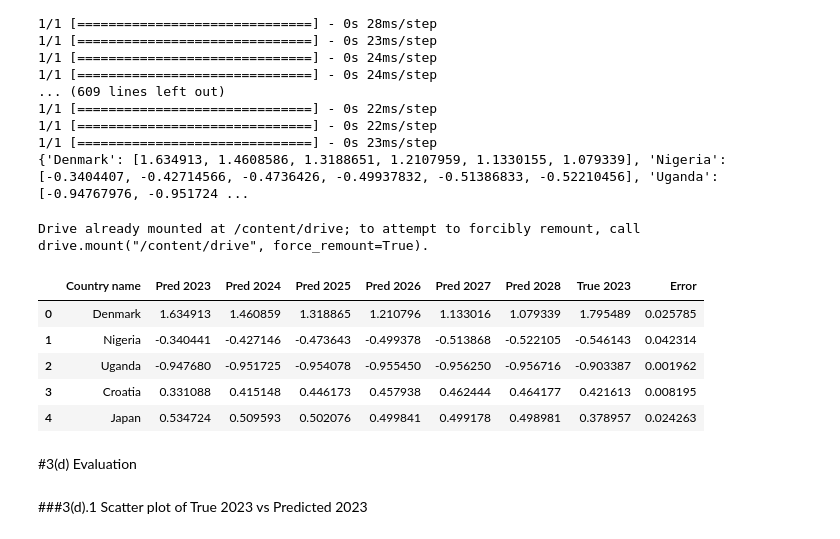
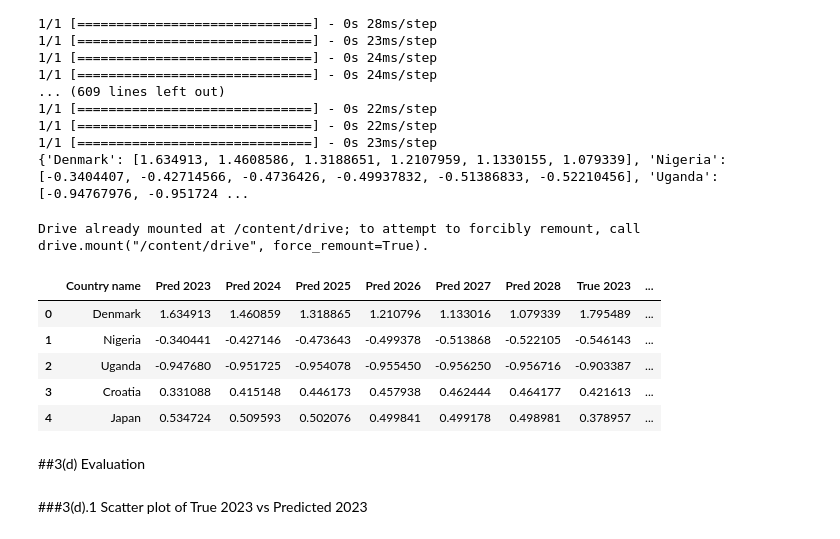
Before and after one commit to nicolesaade/WorldHappinessReportAnalysis, a Jupyter notebook: WorldHappinessReport_Time_Series_2023final.ipynb, the cells around one changed output. Cells and saved outputs as stored; diff of their text form; code cells hidden in the pictures.

```diff
--- a/WorldHappinessReport_Time_Series_2023final.ipynb
+++ b/WorldHappinessReport_Time_Series_2023final.ipynb
@@ -108,41 +108,41 @@ print(prediction)
 # %%
 #Convert dictionary into Dataframe
 p1_df = pd.DataFrame.from_dict(prediction, orient='index', columns=['Pred 2023', 'Pred 2024', 'Pred 2025', 'Pred 2026', 'Pred 2027', 'Pred 2028'])
 
 #Store True 2023 values and the squared error (True 2023 vs Predicted 2023) into a list
 true_2023 = []
 error = []
 for country in p1_df.index:
   y_true = ladder_data.loc[(ladder_data['Country name'] == country) & (ladder_data['year'] == 2023), 'Life Ladder'].values[0]
   y_pred = p1_df['Pred 2023'][country]
   true_2023.append(y_true)
   error.append((y_true-y_pred)**2)
 
 #Add new columns 'True 2023' and 'Error' to the DataFrame
 p1_df['True 2023'] = true_2023
-p1_df['Error'] = error
+p1_df['Squared Error'] = error
 
 #Move country names in the index into a column
 p1_df = p1_df.reset_index()
-p1_df.columns=['Country name', 'Pred 2023', 'Pred 2024', 'Pred 2025', 'Pred 2026', 'Pred 2027', 'Pred 2028', 'True 2023', 'Error']
+p1_df.columns=['Country name', 'Pred 2023', 'Pred 2024', 'Pred 2025', 'Pred 2026', 'Pred 2027', 'Pred 2028', 'True 2023', 'Squared Error']
 
 from google.colab import drive
 #!pip install pandas==2.0
 drive.mount('/content/drive')
 path = '/content/drive/My Drive/Colab Notebooks/DS Group Project/'
 p1_df.to_csv(path+'prediction_2023final.csv', index=False)
 
 p1_df.head()
 # %% [output]
 Drive already mounted at /content/drive; to attempt to forcibly remount, call drive.mount("/content/drive", force_remount=True).
-|  | Country name | Pred 2023 | Pred 2024 | Pred 2025 | Pred 2026 | Pred 2027 | Pred 2028 | True 2023 | Error |
-| 0 | Denmark | 1.634913 | 1.460859 | 1.318865 | 1.210796 | 1.133016 | 1.079339 | 1.795489 | 0.025785 |
-| 1 | Nigeria | -0.340441 | -0.427146 | -0.473643 | -0.499378 | -0.513868 | -0.522105 | -0.546143 | 0.042314 |
-| 2 | Uganda | -0.947680 | -0.951725 | -0.954078 | -0.955450 | -0.956250 | -0.956716 | -0.903387 | 0.001962 |
-| 3 | Croatia | 0.331088 | 0.415148 | 0.446173 | 0.457938 | 0.462444 | 0.464177 | 0.421613 | 0.008195 |
-| 4 | Japan | 0.534724 | 0.509593 | 0.502076 | 0.499841 | 0.499178 | 0.498981 | 0.378957 | 0.024263 |
+|  | Country name | Pred 2023 | Pred 2024 | Pred 2025 | Pred 2026 | Pred 2027 | Pred 2028 | True 2023 | ... |
+| 0 | Denmark | 1.634913 | 1.460859 | 1.318865 | 1.210796 | 1.133016 | 1.079339 | 1.795489 | ... |
+| 1 | Nigeria | -0.340441 | -0.427146 | -0.473643 | -0.499378 | -0.513868 | -0.522105 | -0.546143 | ... |
+| 2 | Uganda | -0.947680 | -0.951725 | -0.954078 | -0.955450 | -0.956250 | -0.956716 | -0.903387 | ... |
+| 3 | Croatia | 0.331088 | 0.415148 | 0.446173 | 0.457938 | 0.462444 | 0.464177 | 0.421613 | ... |
+| 4 | Japan | 0.534724 | 0.509593 | 0.502076 | 0.499841 | 0.499178 | 0.498981 | 0.378957 | ... |
 # %% [markdown]
-#3(d) Evaluation
+##3(d) Evaluation
 # %%
 p1_df = pd.read_csv(path+'prediction_2023final.csv')
 # %% [markdown]
```
Also changed, not shown: parts of 3 cells of this notebook.
